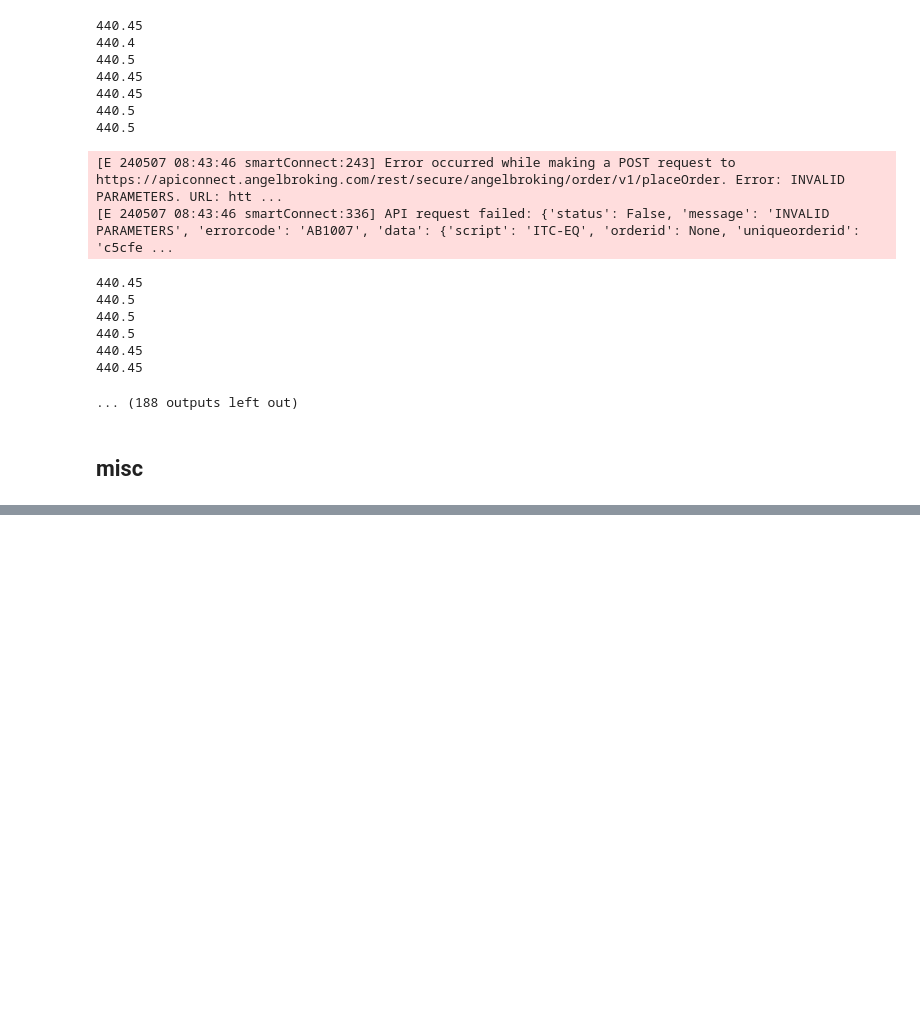
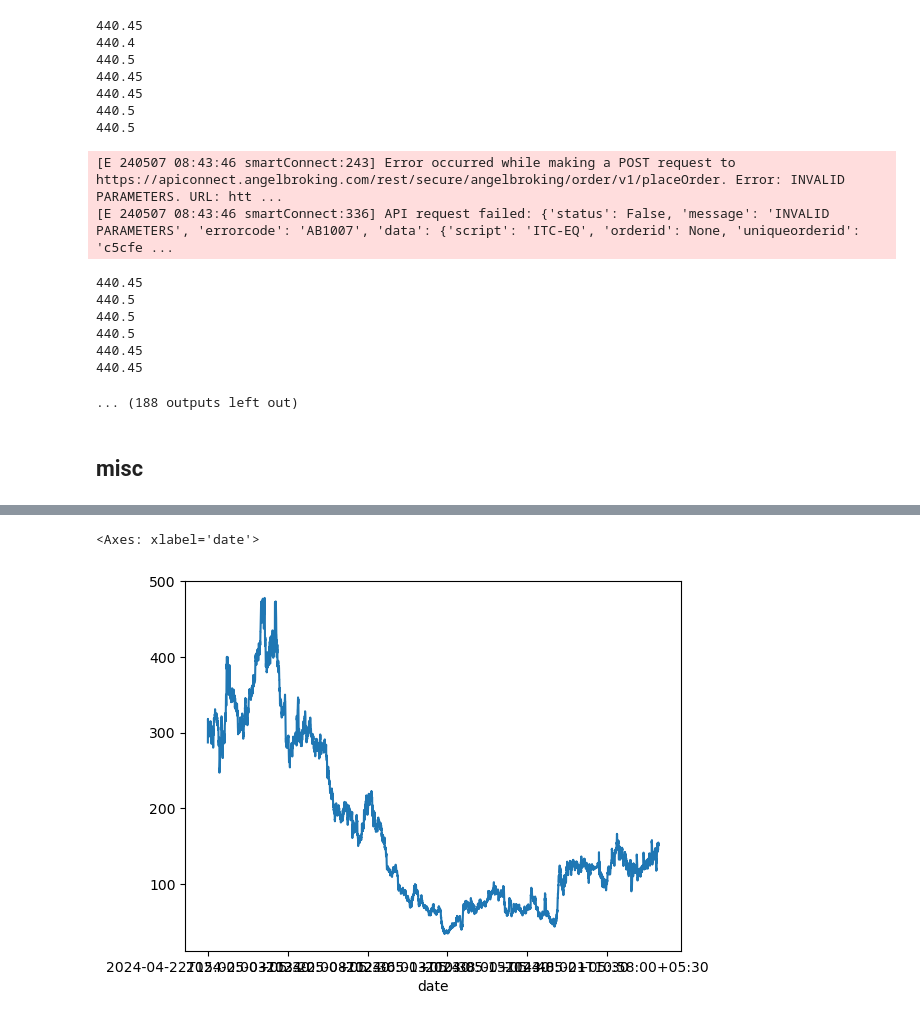
Before and after one commit to rajmehta982/r-alpha, a Jupyter notebook: r-alpha.ipynb, the cells around one changed output, grey strips where cells are left out. Drawn from its saved outputs; the diff is of its cells as text; code cells hidden in the pictures; blank space fills up the shorter version.

```diff
--- a/r-alpha.ipynb
+++ b/r-alpha.ipynb
@@ -261,4 +287,21 @@ nifty_50 = hist_data_from_now(smartApi, "NIFTYBEES", 2000, "ONE_DAY", instrument
 # %%
 nifty_50.to_csv("niftybees_2000day_1day.csv")
 # %%
-instrument_list[0]
+import pandas as pd
+
+params = {
+             "exchange": "NFO",
+             "symboltoken": "38764",
+             "interval": "ONE_MINUTE",
+             "fromdate": "2024-04-22 09:15",
+             "todate": "2024-05-22 15:30"
+             }
+hist_data = smartApi.getCandleData(params)
+df_data = pd.DataFrame(hist_data["data"],
+                       columns = ["date","open","high","low","close","volume"])
+df_data.set_index("date",inplace=True)
+# %%
+df_data.to_csv("nifty_ce_
+# %% [output]
+<Axes: xlabel='date'>
+[figure, added]
```
Also changed, not shown: parts of 5 cells of this notebook.
